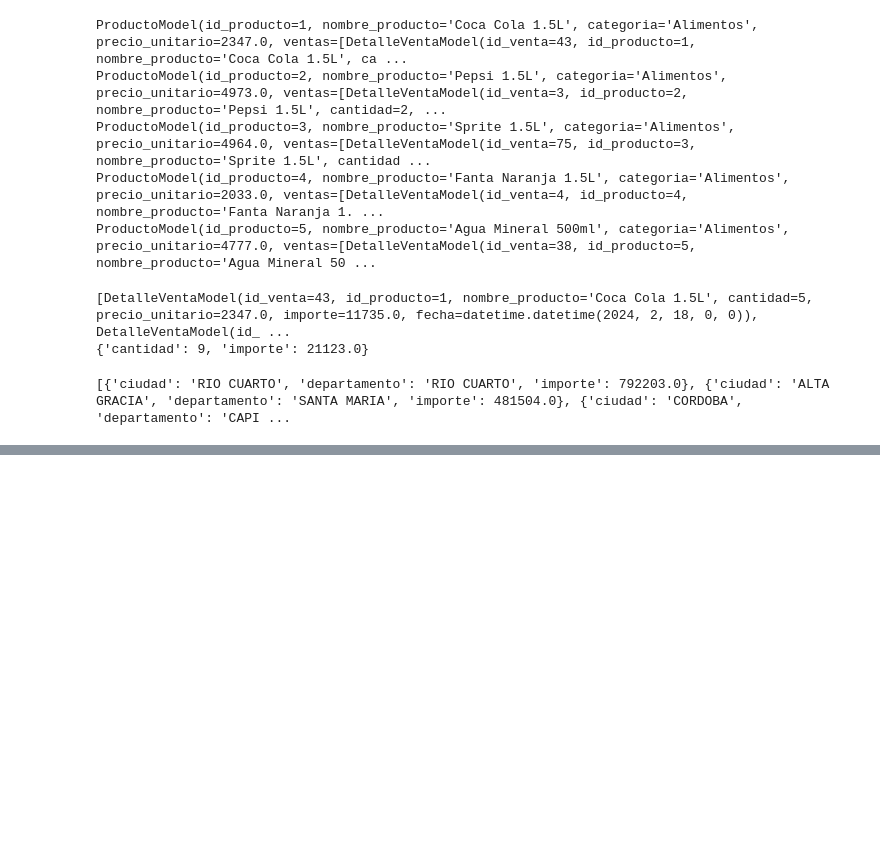
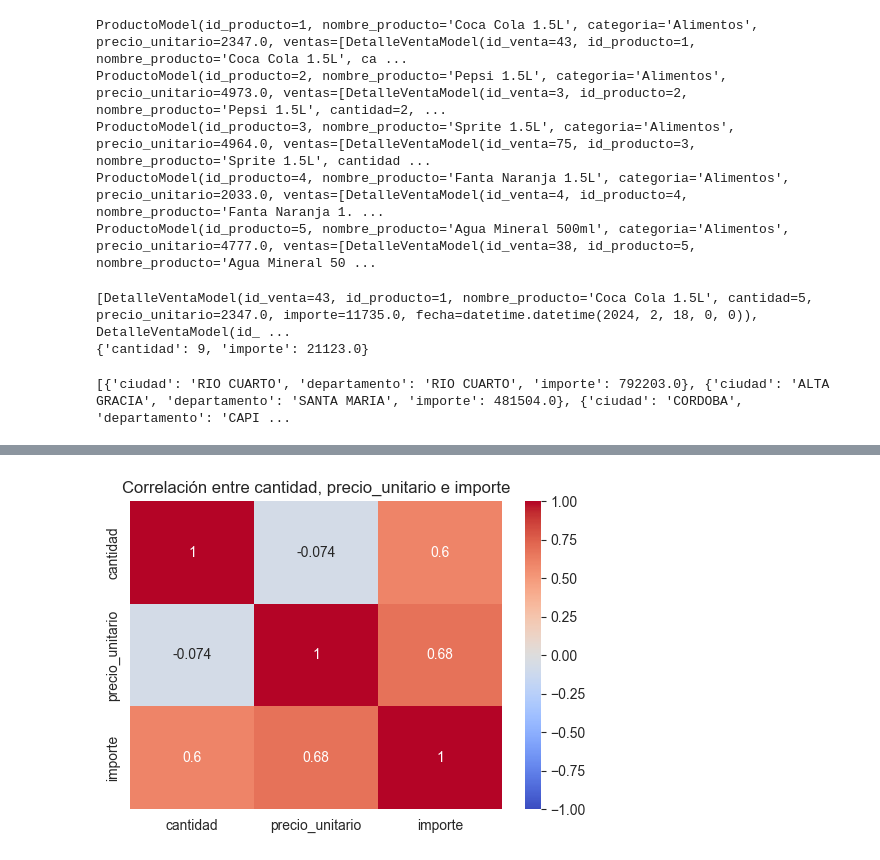
Before and after one commit to guspaz0/aurelion, a Jupyter notebook: src/prueba_entidades.ipynb, the cells around one changed output, grey strips where cells are left out. Cells and saved outputs as stored; diff of their text form; code cells hidden in the pictures; blank space fills up the shorter version.

```diff
--- a/src/prueba_entidades.ipynb
+++ b/src/prueba_entidades.ipynb
@@ -104,0 +193,15 @@ print(ventas_ciudades)
+# %%
+# 3) Heatmap de correlaciones entre variables numéricas
+
+if not df_detalle.empty:
+    num = df_detalle[['cantidad','precio_unitario','importe']].copy()
+    num = num.apply(pd.to_numeric, errors='coerce')
+    corr = num.corr(method='pearson')
+    plt.figure(figsize=(6,4))
+    sns.heatmap(corr, annot=True, cmap='coolwarm', vmin=-1, vmax=1)
+    plt.title('Correlación entre cantidad, precio_unitario e importe')
+    plt.show()
+else:
+    print('No hay datos numéricos en detalle para calcular correlaciones.')
+# %% [output]
+[figure, added]
```
Also changed, not shown: parts of 4 cells of this notebook, 22 other files.
